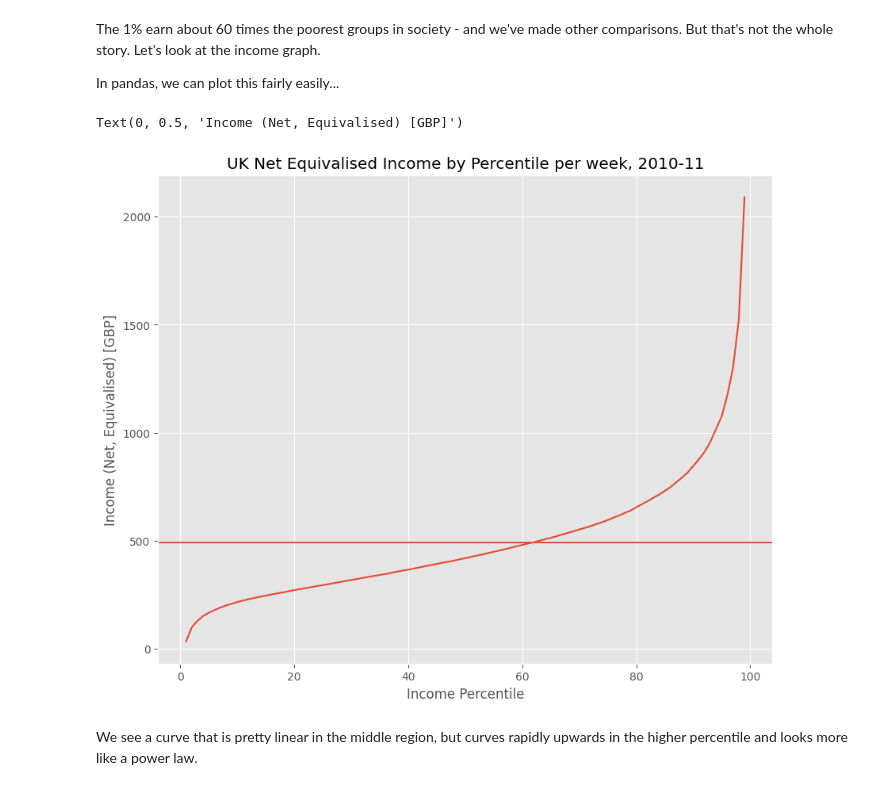
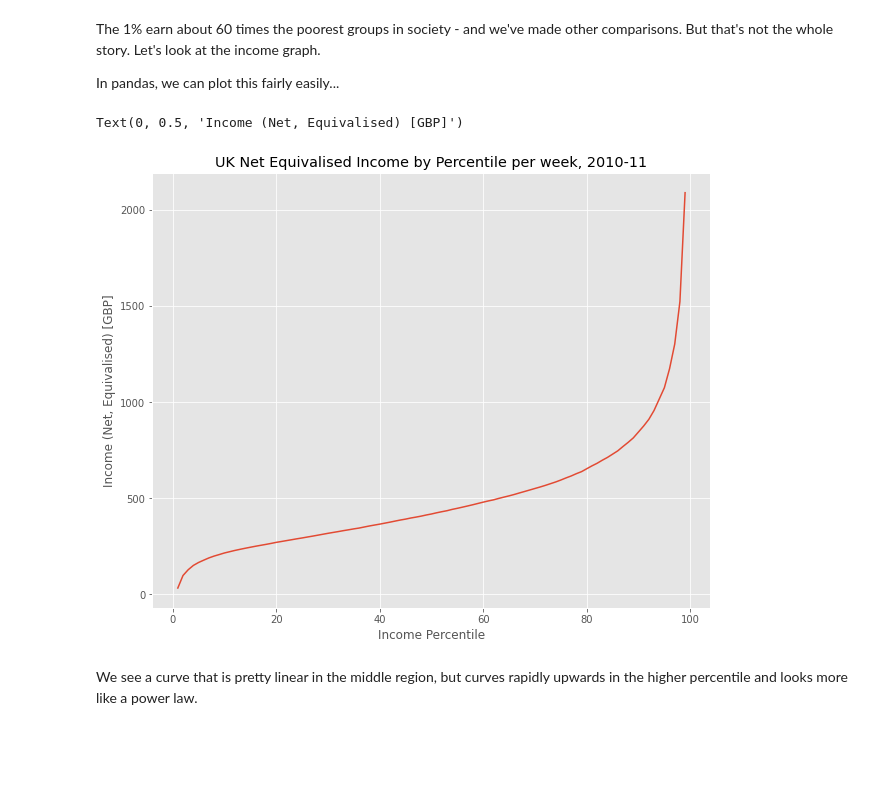
Before and after one commit to ecenazkaya/QM2, a Jupyter notebook: notebooks/W02. Pandas.ipynb, the cells around one changed output. Cells and saved outputs as stored; diff of their text form; code cells hidden in the pictures; blank space fills up the shorter version.

```diff
--- a/notebooks/W02. Pandas.ipynb
+++ b/notebooks/W02. Pandas.ipynb
@@ -206,15 +195,12 @@ The 1% earn about 60 times the poorest groups in society - and we've made other
 In pandas, we can plot this fairly easily...
 # %%
 income['Net equivalised household income in 2010-11, week'].plot()
-mean=income['Net equivalised household income in 2010-11, week'].mean()
-median=income['Net equivalised household income in 2010-11, week'].median()
-plt.axhline(mean)
 plt.title('UK Net Equivalised Income by Percentile per week, 2010-11')
 plt.xlabel('Income Percentile')
 plt.ylabel('Income (Net, Equivalised) [GBP]')
 # %% [output]
 Text(0, 0.5, 'Income (Net, Equivalised) [GBP]')
-[figure, old version]
+[figure, new version]
 # %% [markdown]
 We see a curve that is pretty linear in the middle region, but curves rapidly upwards in the higher percentile and looks more like a power law.
 # %% [markdown]
```
Also changed, not shown: parts of 4 cells of this notebook.
